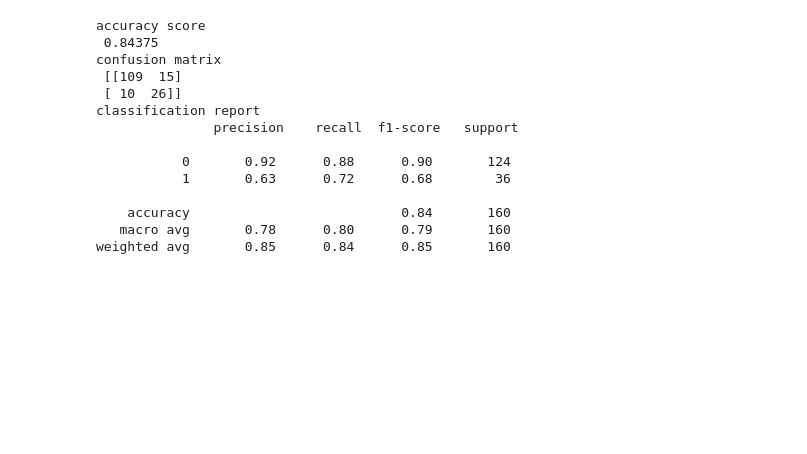
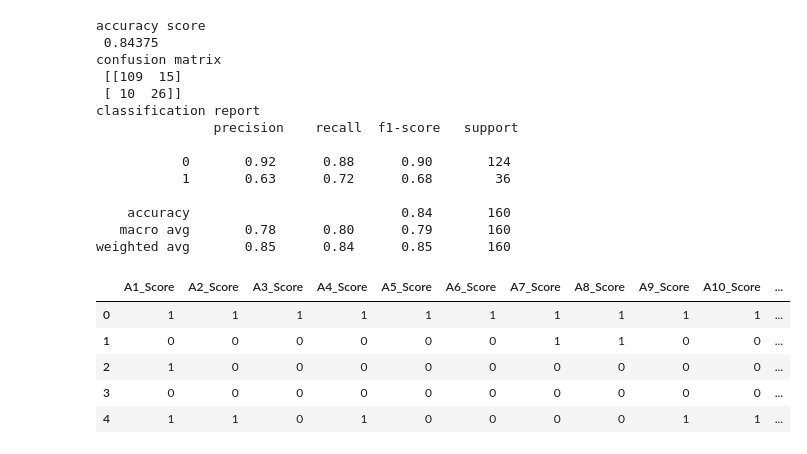
Before and after one commit to HARSHUL-1312/Autism-prediction-, a Jupyter notebook: Autism_prediction.ipynb, the cells around one changed output. Saved outputs shown, nothing was run; the diff lists cells and outputs as text; code cells hidden in the pictures; blank space fills up the shorter version.

```diff
--- a/Autism_prediction.ipynb
+++ b/Autism_prediction.ipynb
@@ -706,3 +706,26 @@ classification report
     accuracy                           0.84       160
    macro avg       0.78      0.80      0.79       160
 weighted avg       0.85      0.84      0.85       160
+# %%
+from sklearn.ensemble import VotingClassifier
+
+# Create new interaction features
+x_train_enhanced = x_train_resampled.copy()
+x_test_enhanced = x_test.copy()
+
+# Interaction between result and age
+x_train_enhanced['age_result_inter'] = x_train_enhanced['age'] * x_train_enhanced['result']
+x_test_enhanced['age_result_inter'] = x_test_enhanced['age'] * x_test_enhanced['result']
+
+# Polynomial features for result
+x_train_enhanced['result_sq'] = x_train_enhanced['result'] ** 2
+x_test_enhanced['result_sq'] = x_test_enhanced['result'] ** 2
+
+display(x_train_enhanced.head())
+# %% [output]
+|  | A1_Score | A2_Score | A3_Score | A4_Score | A5_Score | A6_Score | A7_Score | A8_Score | A9_Score | A10_Score | ... |
+| 0 | 1 | 1 | 1 | 1 | 1 | 1 | 1 | 1 | 1 | 1 | ... |
+| 1 | 0 | 0 | 0 | 0 | 0 | 0 | 1 | 1 | 0 | 0 | ... |
+| 2 | 1 | 0 | 0 | 0 | 0 | 0 | 0 | 0 | 0 | 0 | ... |
+| 3 | 0 | 0 | 0 | 0 | 0 | 0 | 0 | 0 | 0 | 0 | ... |
+| 4 | 1 | 1 | 0 | 1 | 0 | 0 | 0 | 0 | 1 | 1 | ... |
```
Also changed, not shown: parts of 3 cells of this notebook.
